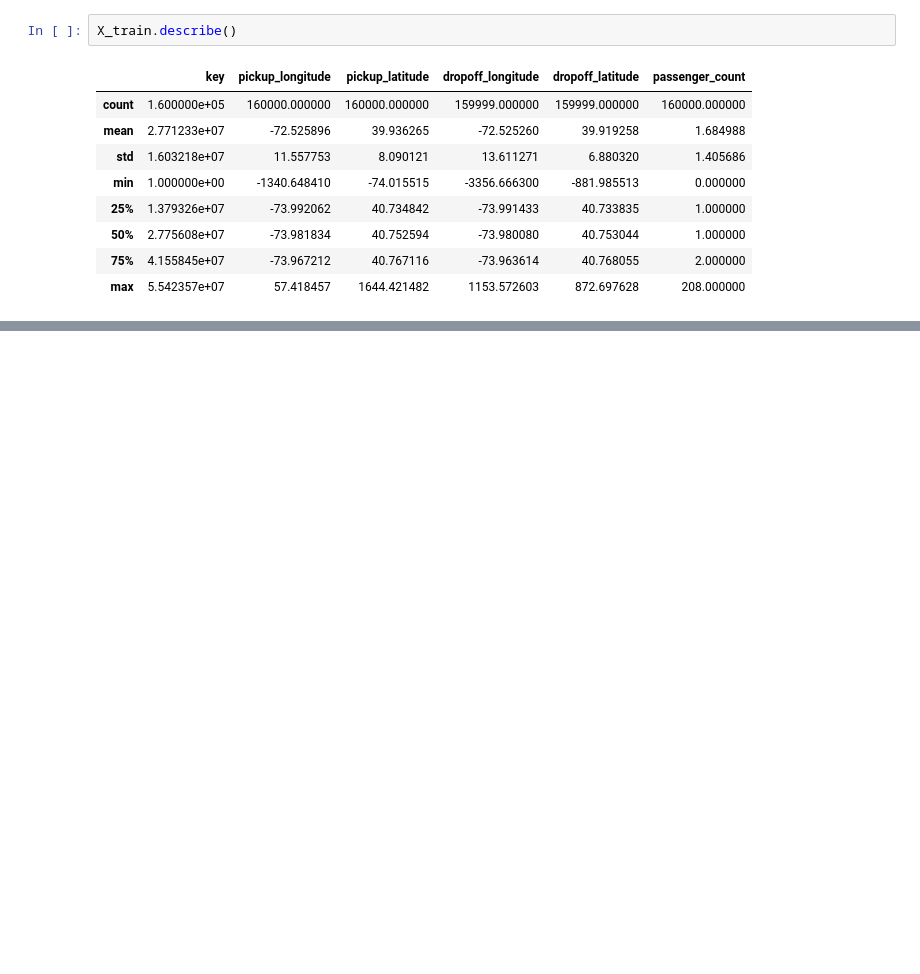
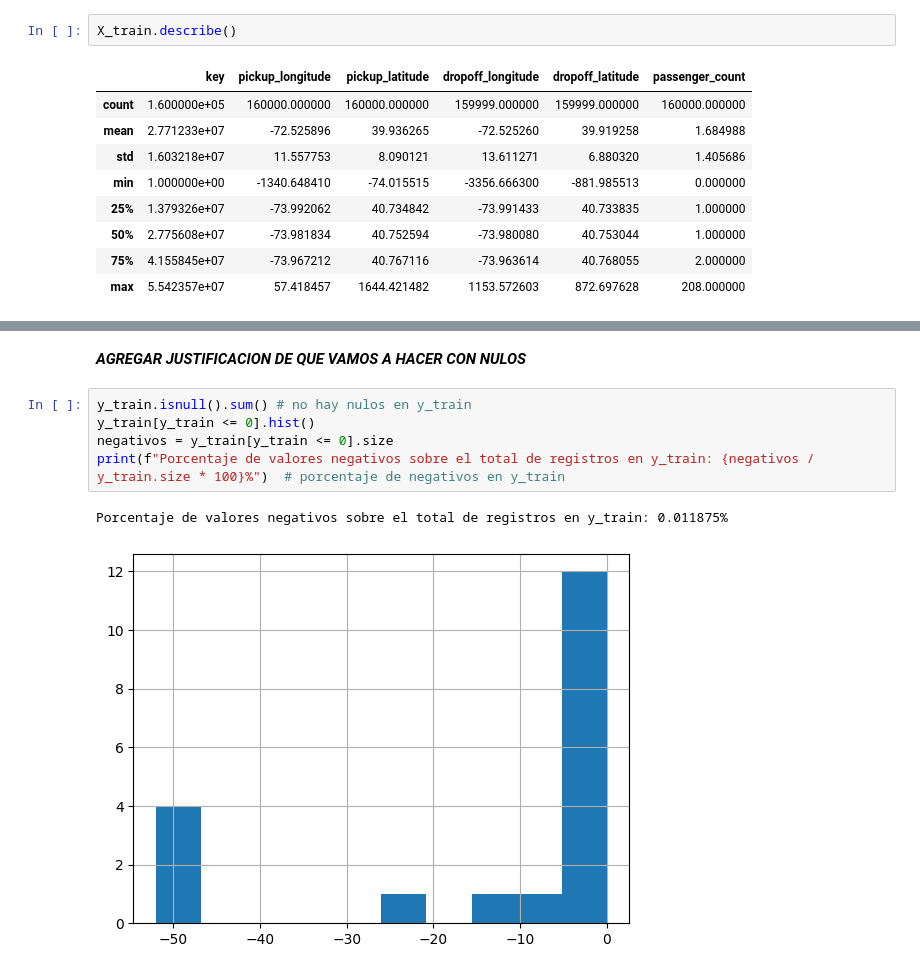
Before and after one commit to Flormezzano/TP-Regresion-AA1-2025C2-Mezzano-P-rez-Tapia, a Jupyter notebook: TP-Regresion-AA1-2025C2-Mezzano-Pérez-Tapia.ipynb, the cells around one changed output, grey strips where cells are left out. Drawn from its saved outputs; the diff is of its cells as text; blank space fills up the shorter version.

Commit message:
Avance sobre EDA

```diff
--- a/TP-Regresion-AA1-2025C2-Mezzano-Pérez-Tapia.ipynb
+++ b/TP-Regresion-AA1-2025C2-Mezzano-Pérez-Tapia.ipynb
@@ -113,0 +201,10 @@ X_train.describe()
+# %% [markdown]
+***AGREGAR JUSTIFICACION DE QUE VAMOS A HACER CON NULOS***
+# %%
+y_train.isnull().sum() # no hay nulos en y_train
+y_train[y_train <= 0].hist()
+negativos = y_train[y_train <= 0].size
+print(f"Porcentaje de valores negativos sobre el total de registros en y_train: {negativos / y_train.size * 100}%")  # porcentaje de negativos en y_train
+# %% [output]
+Porcentaje de valores negativos sobre el total de registros en y_train: 0.011875%
+[figure, added]
```
Also changed, not shown: parts of 9 cells of this notebook, 1 other file.
